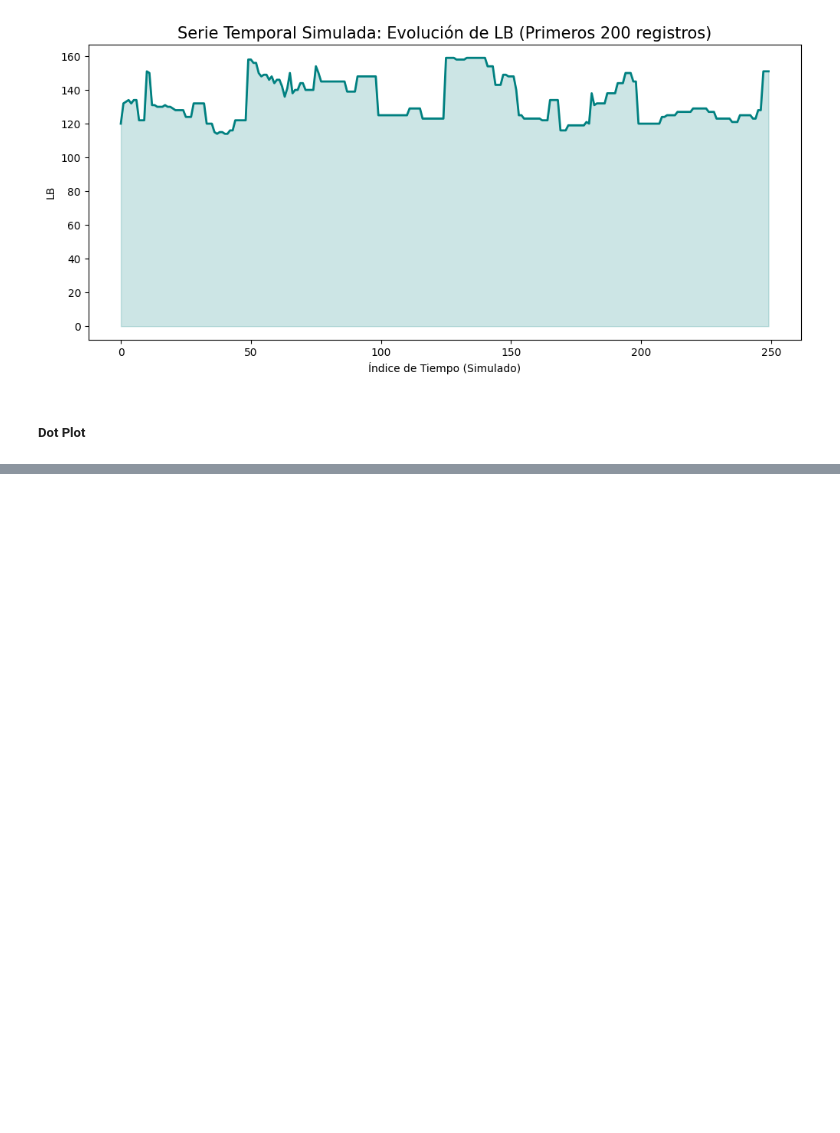
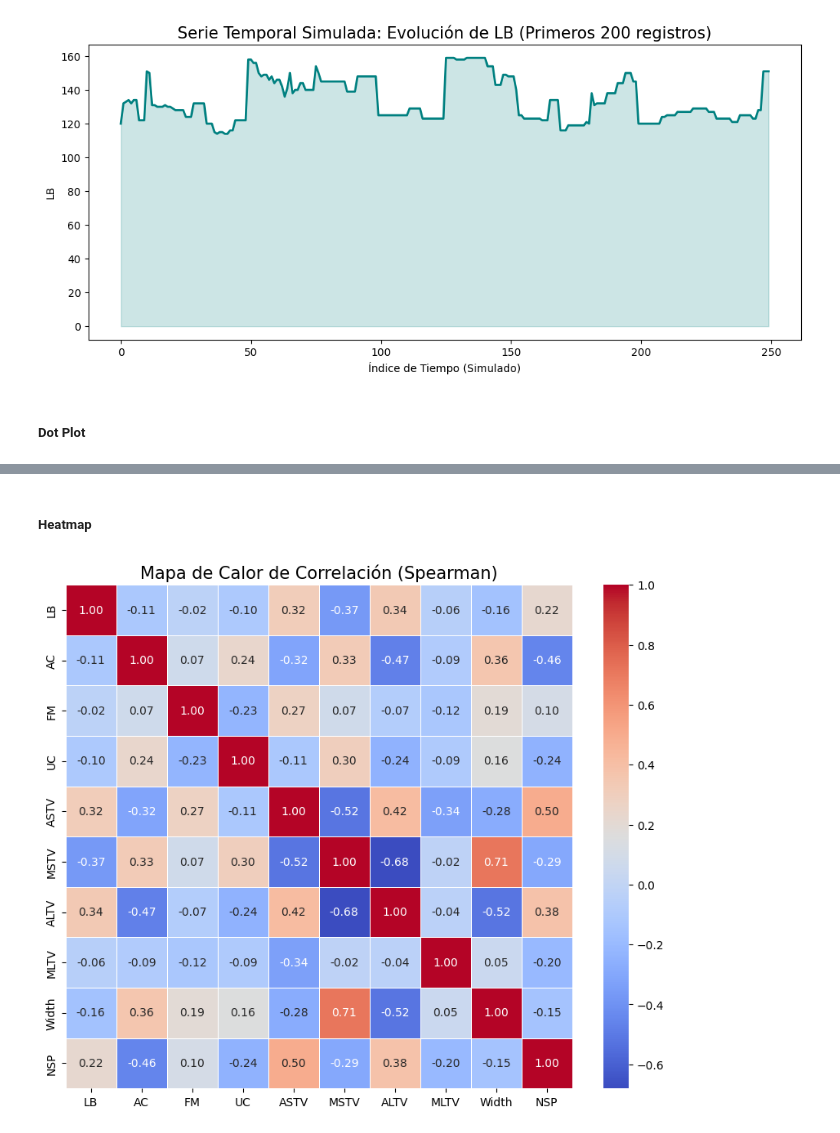
Before and after one commit to LeLHuron/Practica3_AE_Lib, a Jupyter notebook: practica3.ipynb, the cells around one changed output, grey strips where cells are left out. Drawn from its saved outputs; the diff is of its cells as text; code cells hidden in the pictures; blank space fills up the shorter version.

```diff
--- a/practica3.ipynb
+++ b/practica3.ipynb
@@ -249,0 +273,11 @@ Passing `palette` without assigning `hue` is deprecated and will be removed in v
+# %% [markdown]
+##### Heatmap
+# %%
+plt.figure(figsize=(10, 8))
+cols_corr = ['LB', 'AC', 'FM', 'UC', 'ASTV', 'MSTV', 'ALTV', 'MLTV', 'Width', 'NSP']
+corr_matrix = df_preprocessed[cols_corr].corr(method='spearman') # Se puede cambiar a 'pearson'
+sns.heatmap(corr_matrix, annot=True, cmap='coolwarm', fmt=".2f", linewidths=0.5)
+plt.title('Mapa de Calor de Correlación (Spearman)', fontsize=15)
+plt.show()
+# %% [output]
+[figure, added]
```
Also changed, not shown: parts of 5 cells of this notebook, 6 other files.
